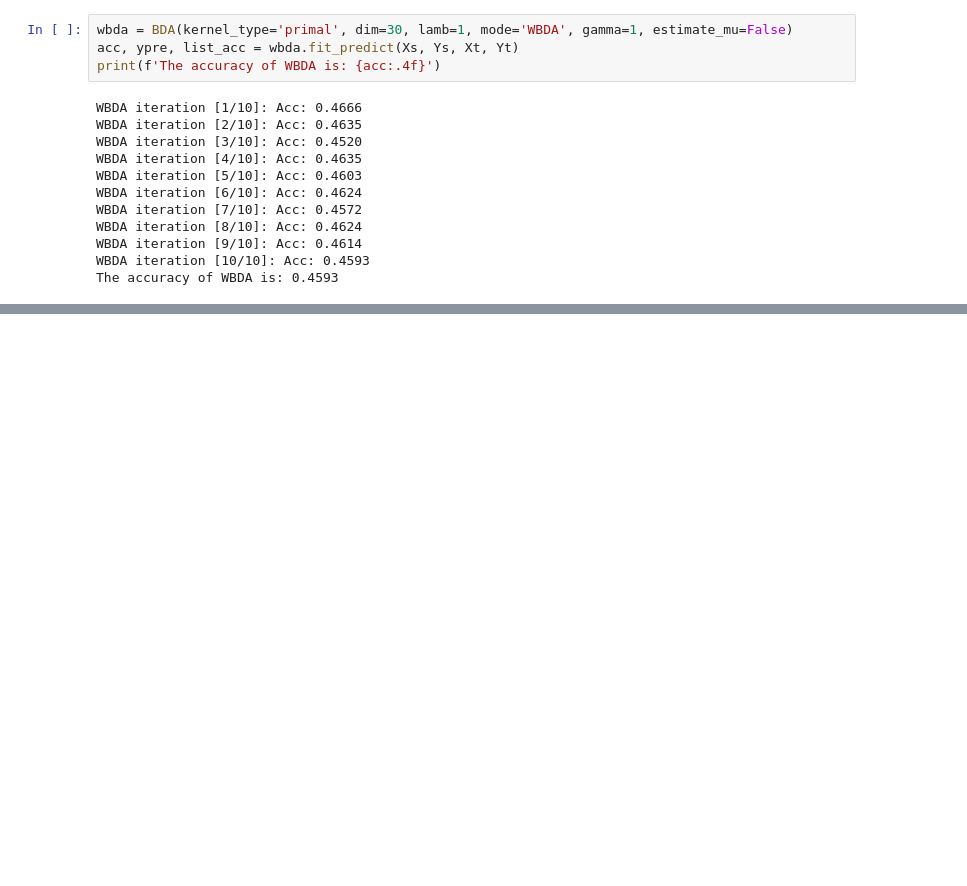
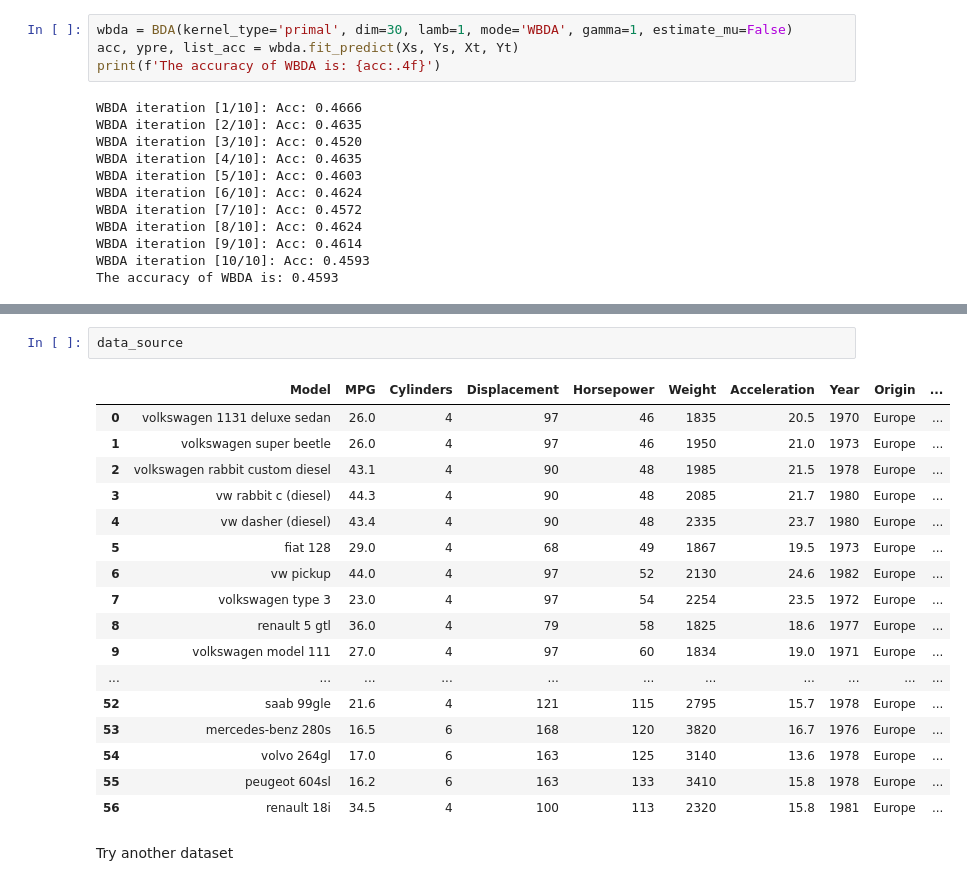
Before and after one commit to Zhou-Zihan/interact-transfer, a Jupyter notebook: 新建文件夹/Traditional_transfer_learning.ipynb, the cells around one changed output, grey strips where cells are left out. Cells and saved outputs as stored; diff of their text form; blank space fills up the shorter version.

Commit message:
feat: try traditional TCA + PCA on different dataset

```diff
--- a/新建文件夹/Traditional_transfer_learning.ipynb
+++ b/新建文件夹/Traditional_transfer_learning.ipynb
@@ -260,0 +376,28 @@ The accuracy of WBDA is: 0.4593
+# %%
+data_source
+# %% [output]
+|  | Model | MPG | Cylinders | Displacement | Horsepower | Weight | Acceleration | Year | Origin | ... |
+| 0 | volkswagen 1131 deluxe sedan | 26.0 | 4 | 97 | 46 | 1835 | 20.5 | 1970 | Europe | ... |
+| 1 | volkswagen super beetle | 26.0 | 4 | 97 | 46 | 1950 | 21.0 | 1973 | Europe | ... |
+| 2 | volkswagen rabbit custom diesel | 43.1 | 4 | 90 | 48 | 1985 | 21.5 | 1978 | Europe | ... |
+| 3 | vw rabbit c (diesel) | 44.3 | 4 | 90 | 48 | 2085 | 21.7 | 1980 | Europe | ... |
+| 4 | vw dasher (diesel) | 43.4 | 4 | 90 | 48 | 2335 | 23.7 | 1980 | Europe | ... |
+| 5 | fiat 128 | 29.0 | 4 | 68 | 49 | 1867 | 19.5 | 1973 | Europe | ... |
+| 6 | vw pickup | 44.0 | 4 | 97 | 52 | 2130 | 24.6 | 1982 | Europe | ... |
+| 7 | volkswagen type 3 | 23.0 | 4 | 97 | 54 | 2254 | 23.5 | 1972 | Europe | ... |
+| 8 | renault 5 gtl | 36.0 | 4 | 79 | 58 | 1825 | 18.6 | 1977 | Europe | ... |
+| 9 | volkswagen model 111 | 27.0 | 4 | 97 | 60 | 1834 | 19.0 | 1971 | Europe | ... |
+| ... | ... | ... | ... | ... | ... | ... | ... | ... | ... | ... |
+| 52 | saab 99gle | 21.6 | 4 | 121 | 115 | 2795 | 15.7 | 1978 | Europe | ... |
+| 53 | mercedes-benz 280s | 16.5 | 6 | 168 | 120 | 3820 | 16.7 | 1976 | Europe | ... |
+| 54 | volvo 264gl | 17.0 | 6 | 163 | 125 | 3140 | 13.6 | 1978 | Europe | ... |
+| 55 | peugeot 604sl | 16.2 | 6 | 163 | 133 | 3410 | 15.8 | 1978 | Europe | ... |
+| 56 | renault 18i | 34.5 | 4 | 100 | 113 | 2320 | 15.8 | 1981 | Europe | ... |
+# %% [markdown]
+
+
+
+
+
+
+Try another dataset
```
Also changed, not shown: parts of 12 cells of this notebook, 42 other files.
